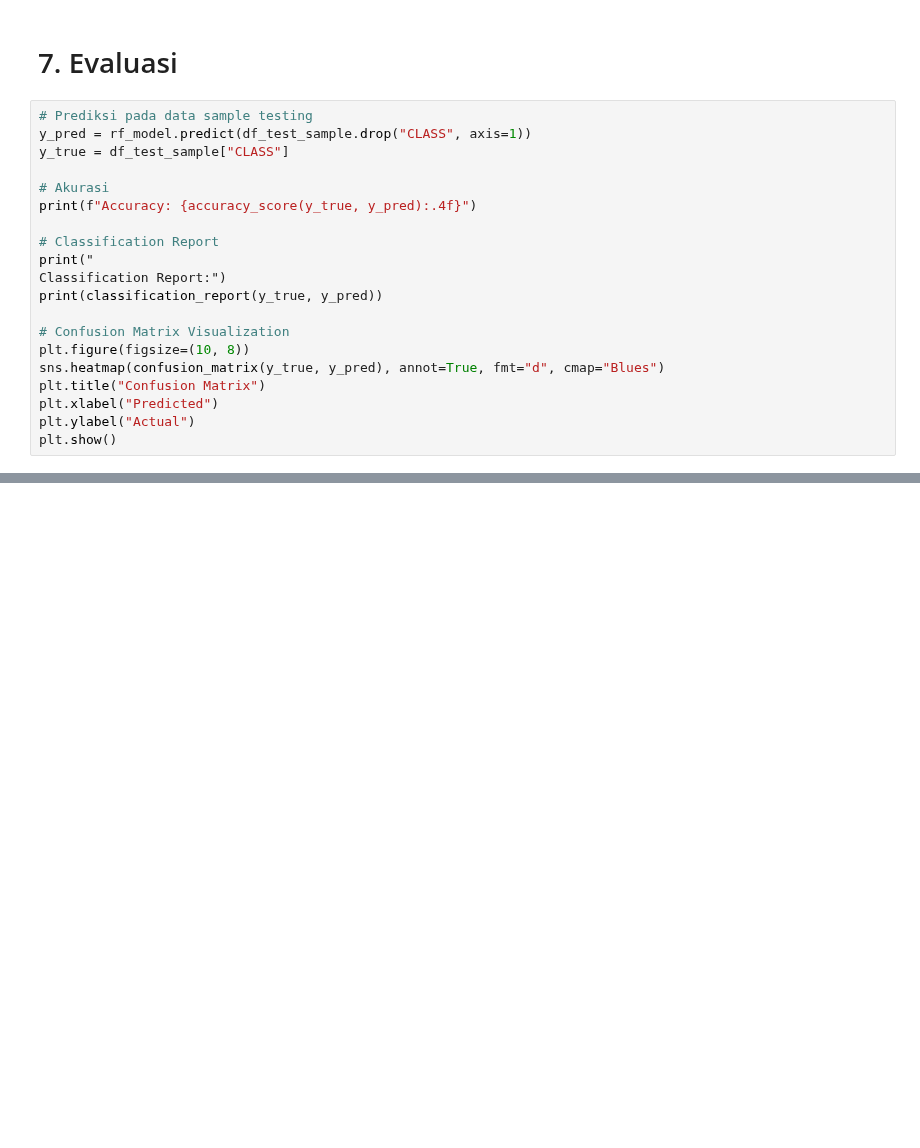
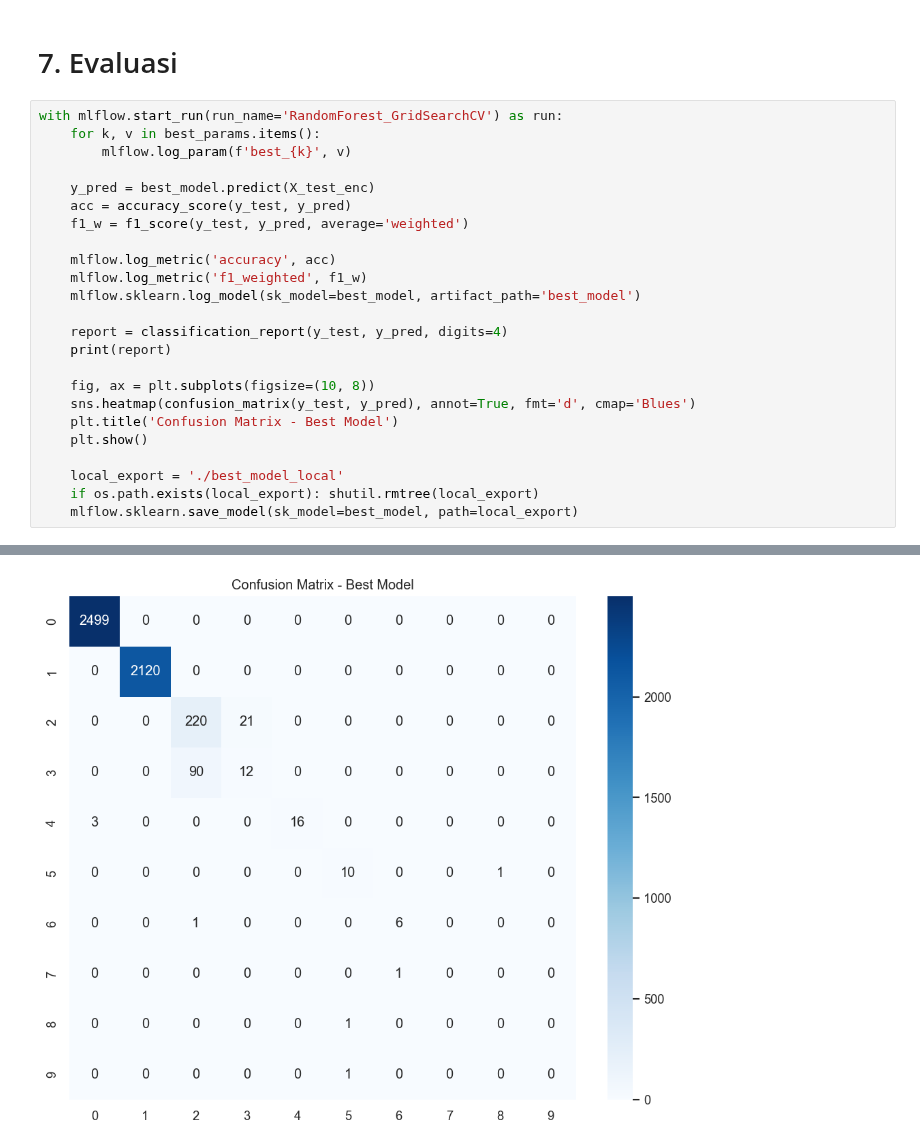
Before and after one commit to MythEclipse/Eksperimen_SML_ASEP_HARYANA_SAPUTRA, a Jupyter notebook: Eksperimen_SML_Full_ASEP_HARYANA_SAPUTRA.ipynb, the cells around one changed output, grey strips where cells are left out. Cells and saved outputs as stored; diff of their text form; blank space fills up the shorter version.

```diff
--- a/Eksperimen_SML_Full_ASEP_HARYANA_SAPUTRA.ipynb
+++ b/Eksperimen_SML_Full_ASEP_HARYANA_SAPUTRA.ipynb
@@ -303,22 +420,27 @@ print("Model trained.")
 # %% [markdown]
 # 7. Evaluasi
-# %%
-# Prediksi pada data sample testing
-y_pred = rf_model.predict(df_test_sample.drop("CLASS", axis=1))
-y_true = df_test_sample["CLASS"]
-
-# Akurasi
-print(f"Accuracy: {accuracy_score(y_true, y_pred):.4f}")
-
-# Classification Report
-print("
-Classification Report:")
-print(classification_report(y_true, y_pred))
-
-# Confusion Matrix Visualization
-plt.figure(figsize=(10, 8))
-sns.heatmap(confusion_matrix(y_true, y_pred), annot=True, fmt="d", cmap="Blues")
-plt.title("Confusion Matrix")
-plt.xlabel("Predicted")
-plt.ylabel("Actual")
-plt.show()
+# %%
+with mlflow.start_run(run_name='RandomForest_GridSearchCV') as run:
+    for k, v in best_params.items():
+        mlflow.log_param(f'best_{k}', v)
+
+    y_pred = best_model.predict(X_test_enc)
+    acc = accuracy_score(y_test, y_pred)
+    f1_w = f1_score(y_test, y_pred, average='weighted')
+
+    mlflow.log_metric('accuracy', acc)
+    mlflow.log_metric('f1_weighted', f1_w)
+    mlflow.sklearn.log_model(sk_model=best_model, artifact_path='best_model')
+
+    report = classification_report(y_test, y_pred, digits=4)
+    print(report)
+
+    fig, ax = plt.subplots(figsize=(10, 8))
+    sns.heatmap(confusion_matrix(y_test, y_pred), annot=True, fmt='d', cmap='Blues')
+    plt.title('Confusion Matrix - Best Model')
+    plt.show()
+
+    local_export = './best_model_local'
+    if os.path.exists(local_export): shutil.rmtree(local_export)
+    mlflow.sklearn.save_model(sk_model=best_model, path=local_export)
+# %% [output]
@@ -324,0 +465 @@ plt.show()
+[figure, added]
```
Also changed, not shown: parts of 13 cells of this notebook, 25 other files.
